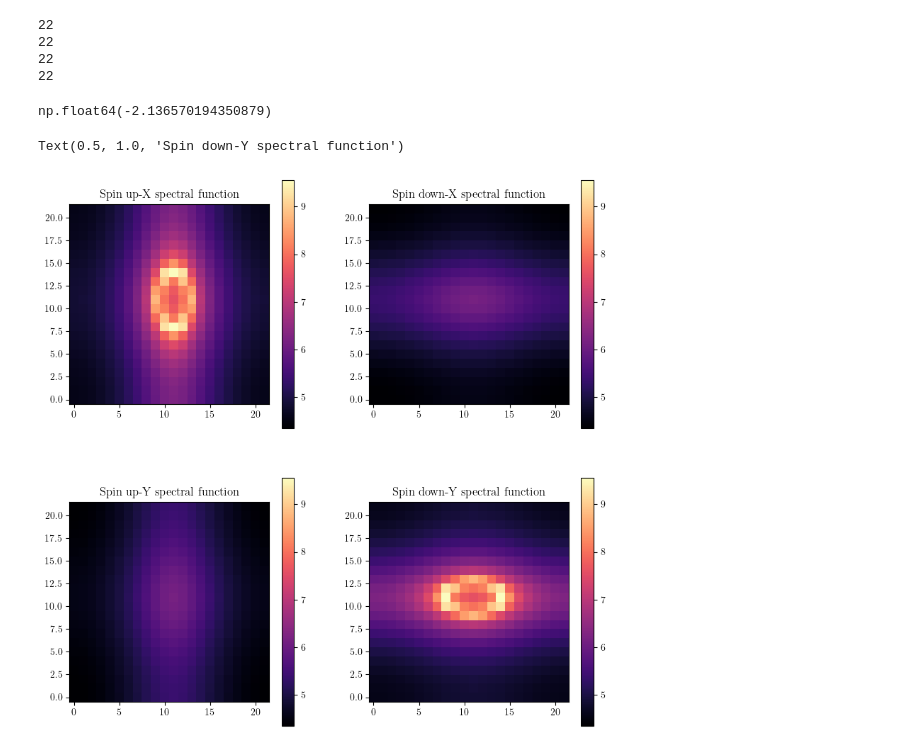
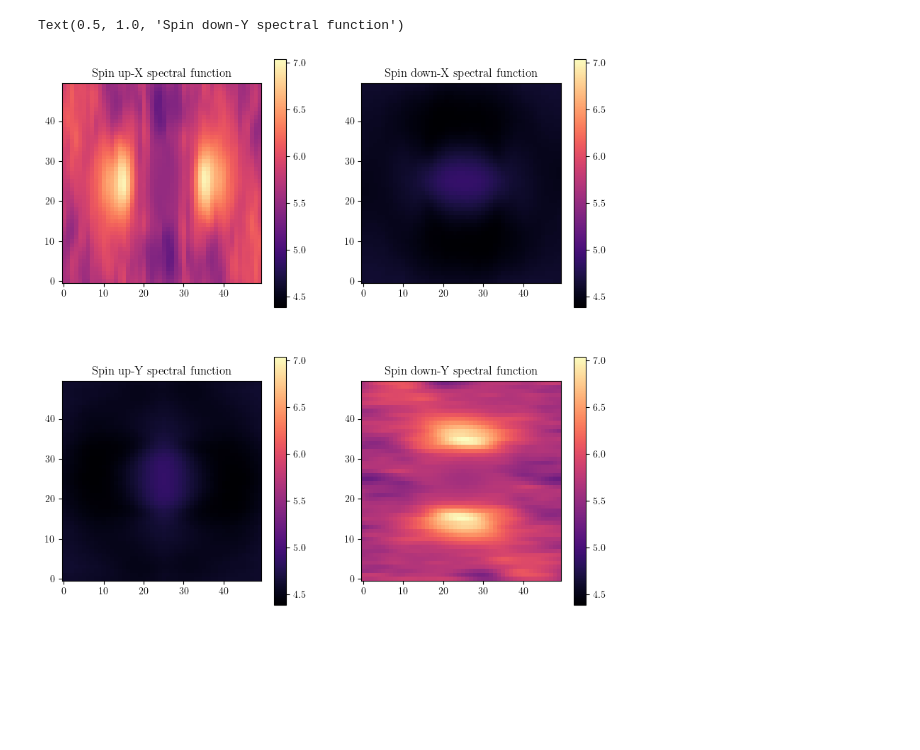
Before and after one commit to dpreuo/alter_morph, a Jupyter notebook: amorphous_mean_field.ipynb, the cells around one changed output. Cells and saved outputs as stored; diff of their text form; code cells hidden in the pictures; blank space fills up the shorter version.

```diff
--- a/amorphous_mean_field.ipynb
+++ b/amorphous_mean_field.ipynb
@@ -65,10 +71,10 @@ Lattice(484 vertices, 968 edges) Lattice(484 vertices, 726 edges) Lattice(483 ve
 # %%
 t1 = 1
-t2 = 0.3
-J = 0.4
-filling = 0.1
+t2 = 0.1
+J = 0.5
+filling = 0.5
 
-lat = lattice0
+lat = lattice1
 initial_m = np.zeros(lat.n_vertices) + 1.2
 
 ham = alt_hamiltonian(lat, t1, t2, J, initial_m)
@@ -84,7 +90,7 @@ initial_derived_m = find_m_values(v, filling)
 initial_average_m_per_state = find_m_per_state(v)
 # %%
 # now let's do the mean field iteration
-n_iterations = 50
+n_iterations = 20
 m_values = np.zeros((n_iterations + 1, lat.n_vertices))
 m_values[0] = initial_m
 
@@ -92,7 +98,7 @@ prange = tqdm(range(n_iterations))
 counter = 0
 for n in prange:
     ham = alt_hamiltonian(lat, t1, t2, J, m_values[n])
-    e, v = np.linalg.eigh(ham)
+    e, v = la.eigh(ham)
     m_values[n + 1] = find_m_values(v, filling)
 
     diff = np.linalg.norm(m_values[n + 1] - m_values[n])
@@ -217,24 +222,28 @@ plt.tight_layout()
 #     return rotation_matrix, kx, ky
 
 
-omega = -3
+omega = fermi_energy - 2
+broadening = 0.1
 specs = [
-    spectral_function(lat, e, v, omega, local_projector=np.array([1, 0, 0, 0])),
-    spectral_function(lat, e, v, omega, local_projector=np.array([0, 1, 0, 0])),
-    spectral_function(lat, e, v, omega, local_projector=np.array([0, 0, 1, 0])),
-    spectral_function(lat, e, v, omega, local_projector=np.array([0, 0, 0, 1])),
+    spectral_function(
+        lat, e, v, omega, local_projector=np.array([1, 0, 0, 0]), eta=broadening, n_k=50
+    ),
+    spectral_function(
+        lat, e, v, omega, local_projector=np.array([0, 1, 0, 0]), eta=broadening, n_k=50
+    ),
+    spectral_function(
+        lat, e, v, omega, local_projector=np.array([0, 0, 1, 0]), eta=broadening, n_k=50
+    ),
+    spectral_function(
+        lat, e, v, omega, local_projector=np.array([0, 0, 0, 1]), eta=broadening, n_k=50
+    ),
 ]
-fermi_energy
-# %% [output]
-22
-22
-22
-22
-np.float64(-2.136570194350879)
 # %%
 fig, ax = plt.subplots(2, 2, figsize=(10, 10))
-kx = np.arange(-13, 13)
-ky = np.arange(-13, 13)
+k_limits = 25
+
+kx = np.arange(-k_limits, k_limits)
+ky = np.arange(-k_limits, k_limits)
 
 log_specs = np.array([np.log(np.abs(spec)) for spec in specs])
 
@@ -262,31 +271,31 @@ for n, a in enumerate(ax.flatten()):
 # ax[1].imshow(
 #     np.log(np.abs(spec2)),
 #     cmap="magma",
 #     origin="lower",
 #     vmin=np.log(cmin),
 #     vmax=np.log(cmax),
 # )
 
 # # set units in k space
 # ax[0].set_xticks(np.arange(0, 26, 5))
 # ax[0].set_xticklabels(kx[::5])
 # ax[0].set_yticks(np.arange(0, 26, 5))
 # ax[0].set_yticklabels(ky[::5])
 # ax[1].set_xticks(np.arange(0, 26, 5))
 # ax[1].set_xticklabels(kx[::5])
 # ax[1].set_yticks(np.arange(0, 26, 5))
 # ax[1].set_yticklabels(ky[::5])
 
 # ax[0].axhline(13, color="r", linestyle="--", linewidth=0.5)
 # ax[0].axvline(13, color="r", linestyle="--", linewidth=0.5)
 # ax[1].axhline(13, color="r", linestyle="--", linewidth=0.5)
 # ax[1].axvline(13, color="r", linestyle="--", linewidth=0.5)
 
 
 ax[0, 0].set_title("Spin up-X spectral function")
 ax[0, 1].set_title("Spin down-X spectral function")
 ax[1, 0].set_title("Spin up-Y spectral function")
 ax[1, 1].set_title("Spin down-Y spectral function")
 # %% [output]
 Text(0.5, 1.0, 'Spin down-Y spectral function')
-[figure, old version]
+[figure, new version]
```
Also changed, not shown: parts of 4 cells of this notebook, 11 other files.
